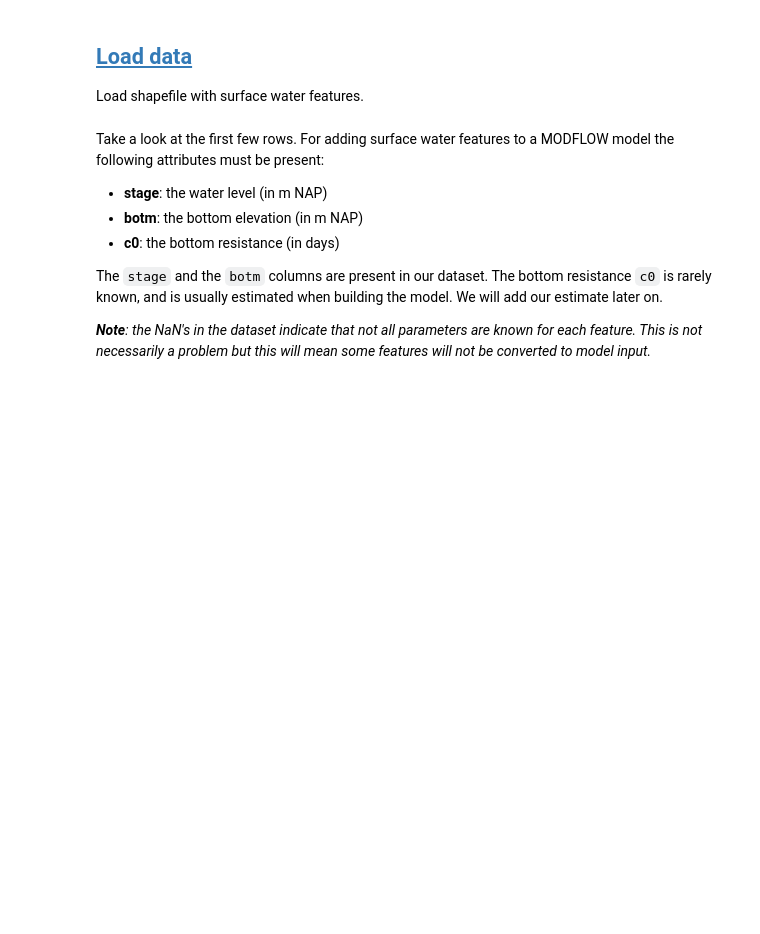
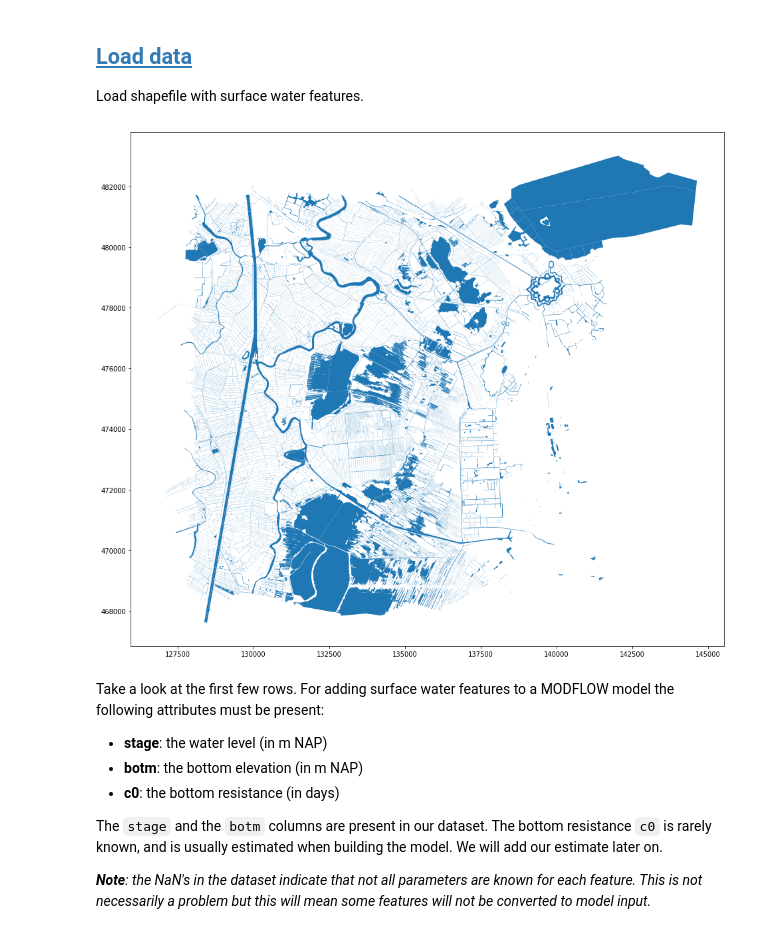
Before and after one commit to gwmod/nlmod, a Jupyter notebook: examples/02_surface_water.ipynb, the cells around one changed output. Saved outputs shown, nothing was run; the diff lists cells and outputs as text; code cells hidden in the pictures; blank space fills up the shorter version.

```diff
--- a/examples/02_surface_water.ipynb
+++ b/examples/02_surface_water.ipynb
@@ -38,6 +38,17 @@ nlmod version: 0.0.1b
 # %% [markdown]
 ## [Load data](#top)<a id='1'></a>
 Load shapefile with surface water features.
+# %%
+extent = [128100. , 141400., 468600., 481400. ]
+bbox = (extent[0], extent[2], extent[1], extent[3])
+
+sfw = gpd.read_file("../../UGW/data/modflow_sfw/waterareas.shp", bbox=bbox)
+# %%
+sfw.plot(figsize=(16, 16))
+
+sfw.to_file("horstermeer_waterareas.shp")
+# %% [output]
+[figure, added]
 # %%
 sfw = gpd.read_file("../data/shapes/schnhvn_opp_water.shp")
 # vervang peilvak_id met None door 'None'
```
Also changed, not shown: 1 other file.
